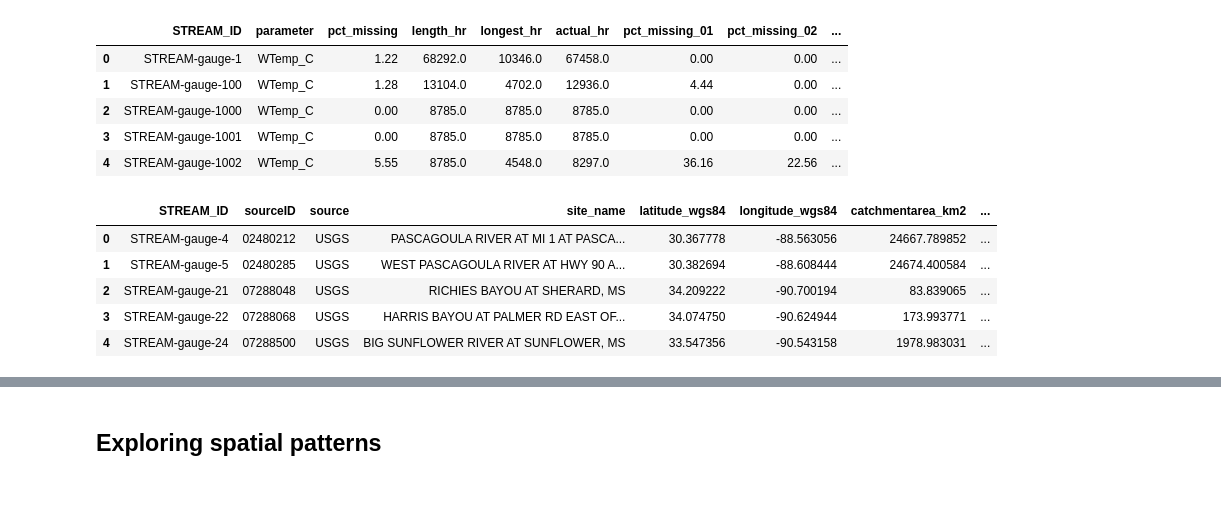
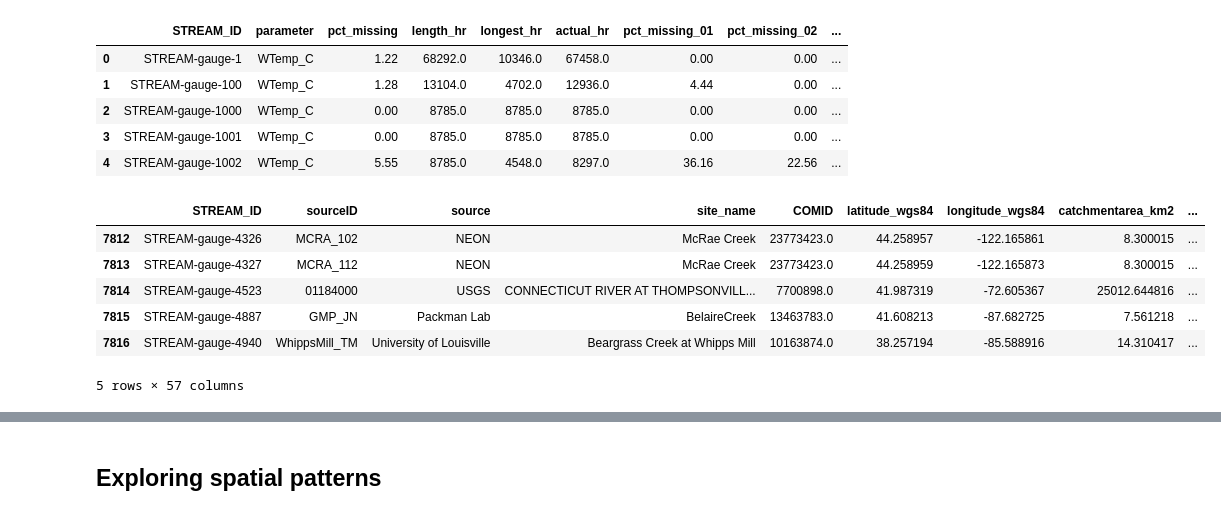
Before and after one commit to jtkemper/stream-analysis, a Jupyter notebook: spatial_pattern_basinatlas.ipynb, the cells around one changed output, grey strips where cells are left out. Cells and saved outputs as stored; diff of their text form; code cells hidden in the pictures.

```diff
--- a/spatial_pattern_basinatlas.ipynb
+++ b/spatial_pattern_basinatlas.ipynb
@@ -13,9 +13,6 @@ from rasterio.transform import from_bounds
 from shapely.validation import make_valid
 
 from config import *
-
-pd.set_option('display.max_columns', None)
-pd.set_option('display.max_rows', None)
 # %%
 USSF_filepath = geospat_data_filepath+"conus_state_shp/cb_2017_us_state_5m.shp"
 # %%
@@ -87,7 +110,7 @@ basinatlas.head(2)
 # Processing metadata, isolating specific parameters
 md_wide = pd.read_csv(metadata_filepath+"metadata.csv", dtype = {'sourceID': str})
 print(f"Full dataset size: {md_wide.shape[0]}")
-params = ['SpC_uScm','DO_mgL','Turb_FNU']
+params = ['SpC_uScm', 'DO_mgL', 'Turb_FNU', 'WTemp_C', 'NO3_mgNL', 'fDOM_QSU']
 
 for param in params:
     md_wide[param] = md_wide['WQ_parameters'].str.contains(param)
@@ -100,9 +123,9 @@ Full dataset size: 4268
 Filtered dataset size: 2688
 # %%
 md = md_wide.melt(
-    id_vars=['STREAM_ID', 'sourceID', 'source', 'site_name', 'latitude_wgs84',
+    id_vars=['STREAM_ID', 'sourceID', 'source', 'site_name', 'COMID', 'latitude_wgs84',
              'longitude_wgs84', 'catchmentarea_km2', 'state_name', 'time_zone', 'WQ_parameters'],
-    value_vars=['SpC_uScm', 'DO_mgL', 'Turb_FNU'],
+    value_vars=['SpC_uScm', 'DO_mgL', 'Turb_FNU', 'WTemp_C', 'NO3_mgNL', 'fDOM_QSU'],
     var_name='parameter',
     value_name='has_data'
 )
@@ -114,7 +147,33 @@ md.size
 # %%
-#md_spatial_data = md.merge(basinatlas, on='STREAM_ID')
+
 md_spatial_data = md.merge(basinatlas, on='STREAM_ID', how='left') # this conserves the stations that are not found in BasinAtlas yet
+md_spatial_data = md_spatial_data.merge(STREAM_mean_LU, on='STREAM_ID', how='left') # this conserves the stations that are not found in BasinAtlas yet
+
+nlcd_fullname_to_pct = {
+    "Open Water": "pct_open_water",
+    "Perennial Ice/Snow": "pct_perennial_ice_snow",
+    "Developed Open Space": "pct_developed_open",
+    "Developed Low Intensity": "pct_developed_low",
+    "Developed Medium Intensity": "pct_developed_med",
+    "Developed High Intensity": "pct_developed_high",
+    "Barren Land": "pct_barren",
+    "Deciduous Forest": "pct_deciduous_forest",
+    "Evergreen Forest": "pct_evergreen_forest",
+    "Mixed Forest": "pct_mixed_forest",
+    "Shrub/Scrub": "pct_shrub_scrub",
+    "Grassland/Herbaceous": "pct_grassland",
+    "Pasture/Hay": "pct_pasture_hay",
+    "Cultivated Crops": "pct_cultivated_crops",
+    "Woody Wetlands": "pct_woody_wetlands",
+    "Emergent Herbaceous Wetlands": "pct_emergent_wetlands",
+}
+
+md_spatial_data = md_spatial_data.rename(columns=nlcd_fullname_to_pct)
+
+md_spatial_data['pct_low_impact'] = md_spatial_data['pct_evergreen_forest'] + md_spatial_data['pct_mixed_forest'] + md_spatial_data['pct_deciduous_forest'] + md_spatial_data['pct_barren'] + md_spatial_data['pct_shrub_scrub'] + md_spatial_data['pct_grassland']  + md_spatial_data['pct_woody_wetlands']   + md_spatial_data['pct_emergent_wetlands'] + md_spatial_data['pct_open_water']
+md_spatial_data['pct_cultivated'] = md_spatial_data['pct_pasture_hay'] + md_spatial_data['pct_cultivated_crops']
+md_spatial_data['pct_developed'] = md_spatial_data['pct_developed_open'] + md_spatial_data['pct_developed_low'] + md_spatial_data['pct_developed_med'] + md_spatial_data['pct_developed_high']
+
 md_spatial_data.head()
-md_spatial_data.size
 #md_spatial_data.to_csv('../OUTPUT/filtered_spC_DO_turb_basinparams.csv')
 # %% [output]
@@ -132,15 +197,16 @@ temporal_summary_long.head()
 | 4 | STREAM-gauge-1002 | WTemp_C | 5.55 | 8785.0 | 4548.0 | 8297.0 | 36.16 | 22.56 | ... |
 # %%
 md_data = md_spatial_data.merge(temporal_summary_long, on=['STREAM_ID','parameter'])
-md_data.to_csv('../OUTPUT/filtered_spC_DO_turb_basinparams_tempstats.csv')
-md_data.head()
+md_data.to_csv('../OUTPUT/filtered_major_solutes_basinparams_tempstats.csv')
+md_data.tail()
 # %% [output]
-|  | STREAM_ID | sourceID | source | site_name | latitude_wgs84 | longitude_wgs84 | catchmentarea_km2 | ... |
-| 0 | STREAM-gauge-4 | 02480212 | USGS | PASCAGOULA RIVER AT MI 1 AT PASCA... | 30.367778 | -88.563056 | 24667.789852 | ... |
-| 1 | STREAM-gauge-5 | 02480285 | USGS | WEST PASCAGOULA RIVER AT HWY 90 A... | 30.382694 | -88.608444 | 24674.400584 | ... |
-| 2 | STREAM-gauge-21 | 07288048 | USGS | RICHIES BAYOU AT SHERARD, MS | 34.209222 | -90.700194 | 83.839065 | ... |
-| 3 | STREAM-gauge-22 | 07288068 | USGS | HARRIS BAYOU AT PALMER RD EAST OF... | 34.074750 | -90.624944 | 173.993771 | ... |
-| 4 | STREAM-gauge-24 | 07288500 | USGS | BIG SUNFLOWER RIVER AT SUNFLOWER, MS | 33.547356 | -90.543158 | 1978.983031 | ... |
+|  | STREAM_ID | sourceID | source | site_name | COMID | latitude_wgs84 | longitude_wgs84 | catchmentarea_km2 | ... |
+| 7812 | STREAM-gauge-4326 | MCRA_102 | NEON | McRae Creek | 23773423.0 | 44.258957 | -122.165861 | 8.300015 | ... |
+| 7813 | STREAM-gauge-4327 | MCRA_112 | NEON | McRae Creek | 23773423.0 | 44.258959 | -122.165873 | 8.300015 | ... |
+| 7814 | STREAM-gauge-4523 | 01184000 | USGS | CONNECTICUT RIVER AT THOMPSONVILL... | 7700898.0 | 41.987319 | -72.605367 | 25012.644816 | ... |
+| 7815 | STREAM-gauge-4887 | GMP_JN | Packman Lab | BelaireCreek | 13463783.0 | 41.608213 | -87.682725 | 7.561218 | ... |
+| 7816 | STREAM-gauge-4940 | WhippsMill_TM | University of Louisville | Beargrass Creek at Whipps Mill | 10163874.0 | 38.257194 | -85.588916 | 14.310417 | ... |
+5 rows × 57 columns
 # %%
 md_gdf = gpd.GeoDataFrame(md_data,
                           geometry=gpd.points_from_xy(md_data.longitude_wgs84, md_data.latitude_wgs84),
```
Also changed, not shown: parts of 17 cells of this notebook, 3 other files.
